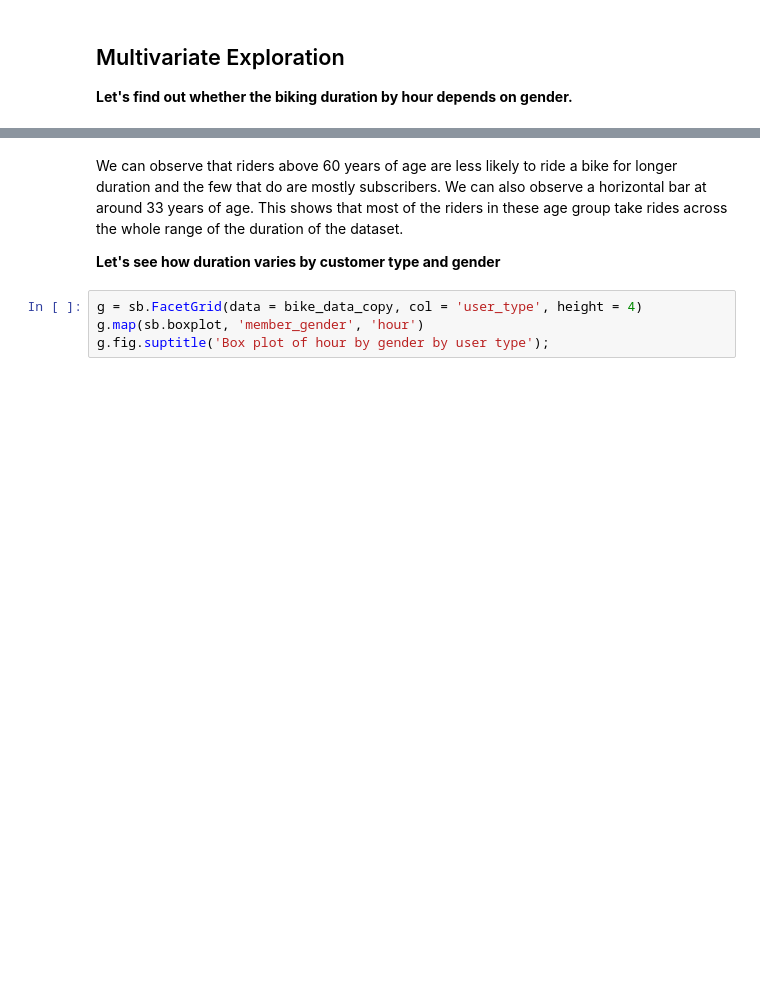
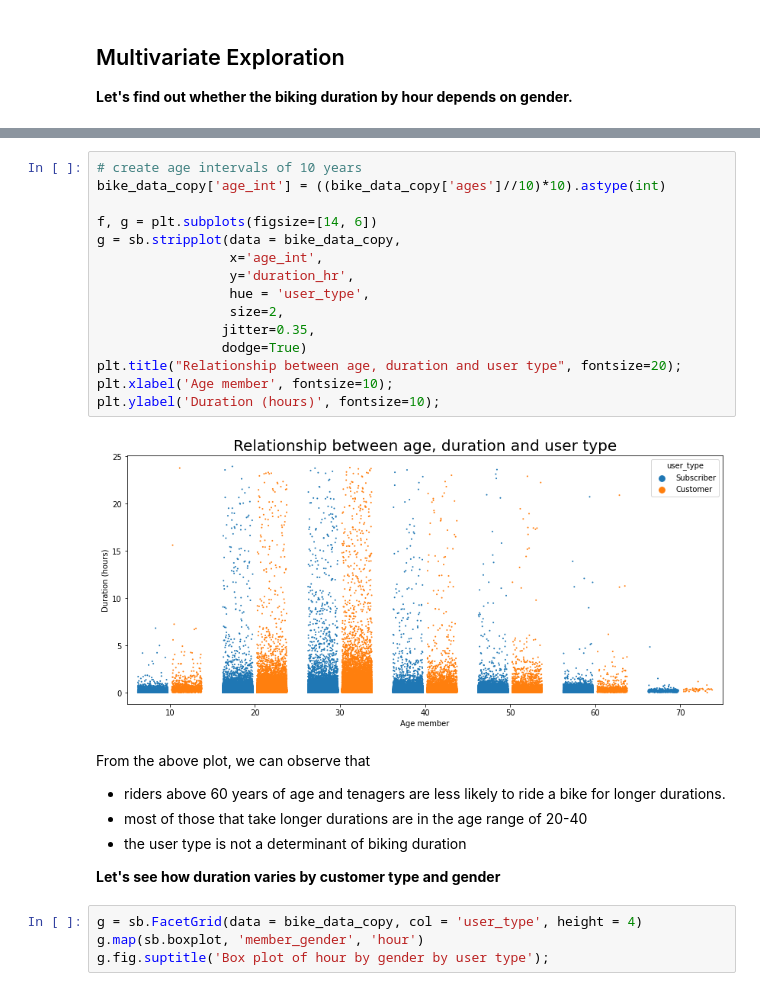
Before and after one commit to BuhariS/San-Fransisco-Bay-Area-Bike-Sharing-Investigation, a Jupyter notebook: Part_I_exploration_template.ipynb, the cells around one changed output, grey strips where cells are left out. Cells and saved outputs as stored; diff of their text form; blank space fills up the shorter version.

```diff
--- a/Part_I_exploration_template.ipynb
+++ b/Part_I_exploration_template.ipynb
@@ -517,5 +534,25 @@ plt.title("Relationship between duration and gender");
+# %%
+# create age intervals of 10 years
+bike_data_copy['age_int'] = ((bike_data_copy['ages']//10)*10).astype(int)
+
+f, g = plt.subplots(figsize=[14, 6])
+g = sb.stripplot(data = bike_data_copy,
+                 x='age_int',
+                 y='duration_hr',
+                 hue = 'user_type',
+                 size=2,
+                jitter=0.35,
+                dodge=True)
+plt.title("Relationship between age, duration and user type", fontsize=20);
+plt.xlabel('Age member', fontsize=10);
+plt.ylabel('Duration (hours)', fontsize=10);
+# %% [output]
+[figure, added]
 # %% [markdown]
-We can observe that riders above 60 years of age are less likely to ride a bike for longer duration and the few that do are mostly subscribers. We can also observe a horizontal bar at around 33 years of age. This shows that most of the riders in these age group take rides across the whole range of the duration of the dataset.
+From the above plot, we can observe that
+- riders above 60 years of age and tenagers are less likely to ride a bike for longer durations.
+- most of those that take longer durations are in the age range of 20-40
+- the user type is not a determinant of biking duration
 
 **Let's see how duration varies by customer type and gender**
 # %%
```
Also changed, not shown: parts of 14 cells of this notebook.
